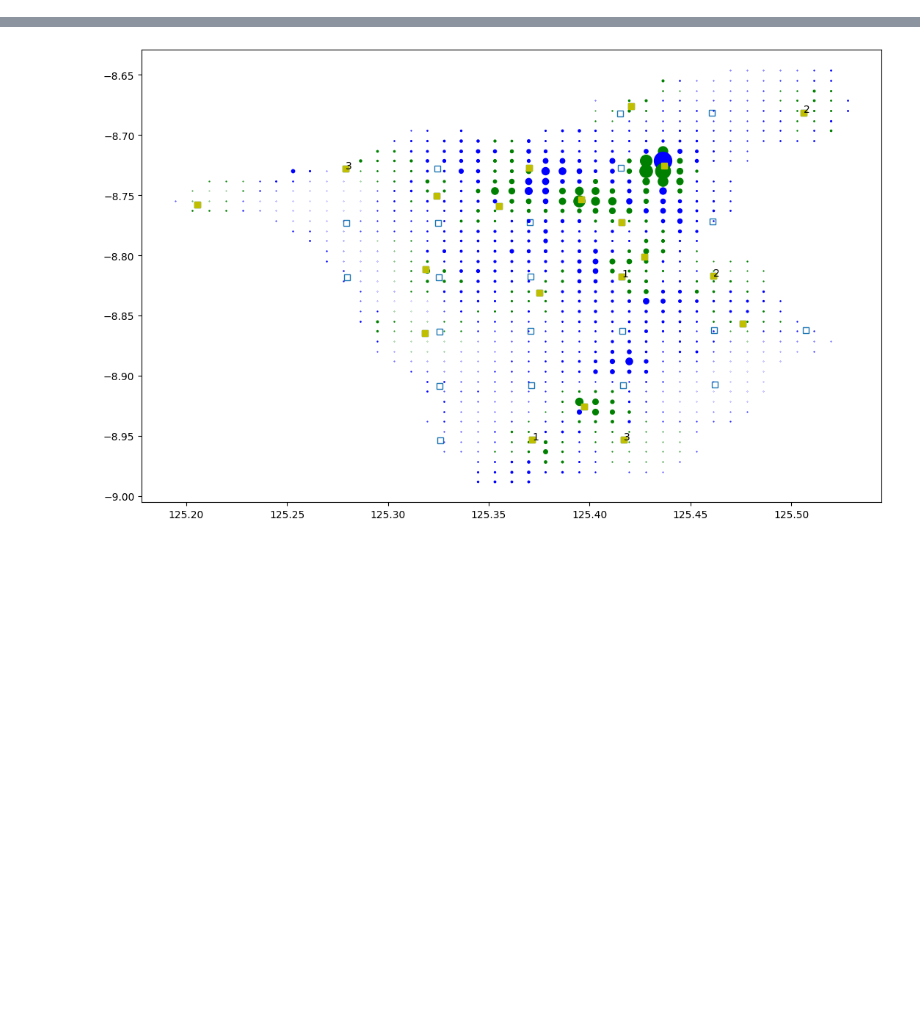
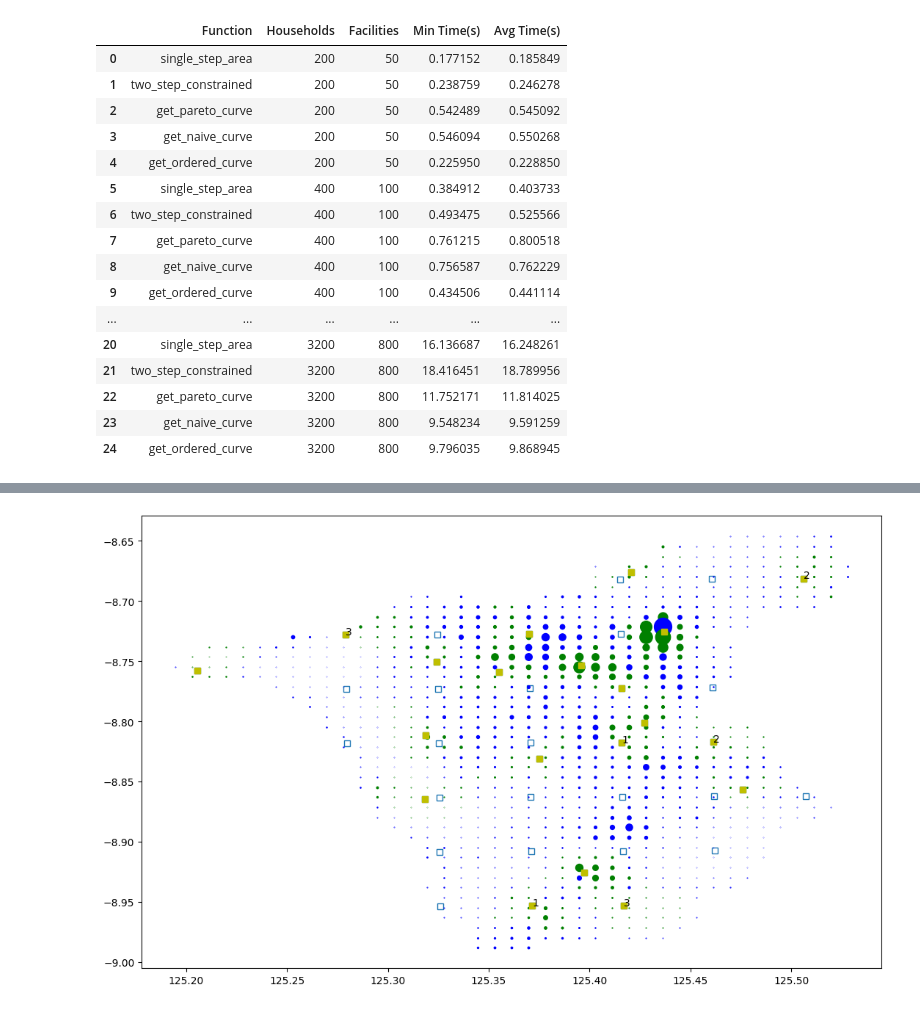
Before and after one commit to Srokusek/ABW-project, a Jupyter notebook: dynamic_models_control.ipynb, the cells around one changed output, grey strips where cells are left out. Cells and saved outputs as stored; diff of their text form; code cells hidden in the pictures; blank space fills up the shorter version.

```diff
--- a/dynamic_models_control.ipynb
+++ b/dynamic_models_control.ipynb
@@ -27,0 +62,24 @@ yF = locations['Grid_Lat']
+# %%
+params = [(200, 50), (400, 100), (800,200), (1600,400), (3200, 800)]
+#10 000, 40 000, 160 000, 640 000
+
+
+get_solution_times(funcs, params, num_passes=5)
+# %% [output]
+|  | Function | Households | Facilities | Min Time(s) | Avg Time(s) |
+| 0 | single_step_area | 200 | 50 | 0.177152 | 0.185849 |
+| 1 | two_step_constrained | 200 | 50 | 0.238759 | 0.246278 |
+| 2 | get_pareto_curve | 200 | 50 | 0.542489 | 0.545092 |
+| 3 | get_naive_curve | 200 | 50 | 0.546094 | 0.550268 |
+| 4 | get_ordered_curve | 200 | 50 | 0.225950 | 0.228850 |
+| 5 | single_step_area | 400 | 100 | 0.384912 | 0.403733 |
+| 6 | two_step_constrained | 400 | 100 | 0.493475 | 0.525566 |
+| 7 | get_pareto_curve | 400 | 100 | 0.761215 | 0.800518 |
+| 8 | get_naive_curve | 400 | 100 | 0.756587 | 0.762229 |
+| 9 | get_ordered_curve | 400 | 100 | 0.434506 | 0.441114 |
+| ... | ... | ... | ... | ... | ... |
+| 20 | single_step_area | 3200 | 800 | 16.136687 | 16.248261 |
+| 21 | two_step_constrained | 3200 | 800 | 18.416451 | 18.789956 |
+| 22 | get_pareto_curve | 3200 | 800 | 11.752171 | 11.814025 |
+| 23 | get_naive_curve | 3200 | 800 | 9.548234 | 9.591259 |
+| 24 | get_ordered_curve | 3200 | 800 | 9.796035 | 9.868945 |
```
Also changed, not shown: parts of 4 cells of this notebook.
